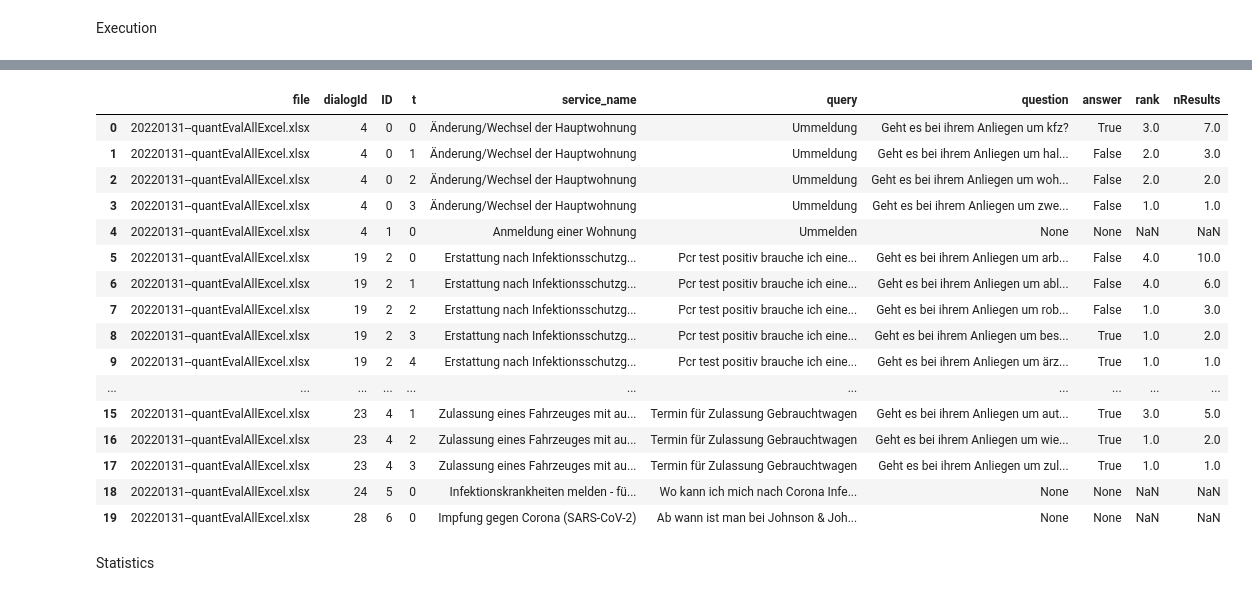
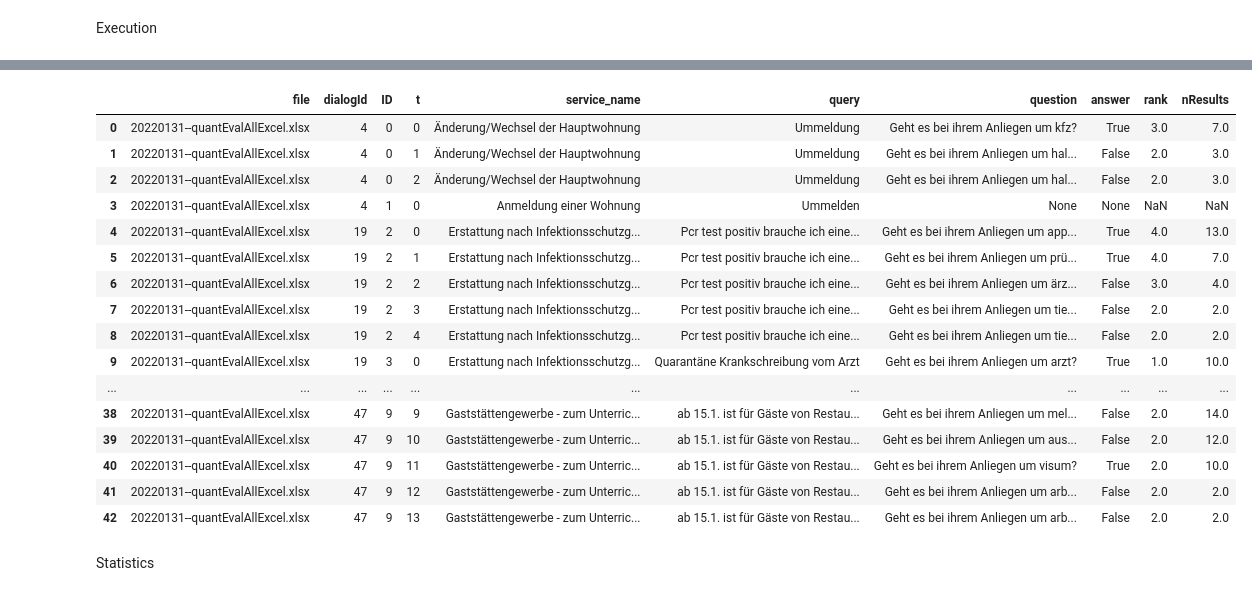
Before and after one commit to moritzwassmer/PJDS_chatbot, a Jupyter notebook: CodingDirectory/Clustering/decision_tree_chatbot.ipynb, the cells around one changed output, grey strips where cells are left out. Drawn from its saved outputs; the diff is of its cells as text; code cells hidden in the pictures.

Commit message:
cleanerer Code, aber Bug vorhanden

```diff
--- a/CodingDirectory/Clustering/decision_tree_chatbot.ipynb
+++ b/CodingDirectory/Clustering/decision_tree_chatbot.ipynb
@@ -108,10 +74,11 @@ def init_vector(df,col_name="ssdsLemma"):
 class DecisionTreeChatbot:
 
 
-    def __init__(self, tree_model = tree.DecisionTreeClassifier(criterion = "entropy", random_state = 1), solr = sh.SolrHandler(5), nlp = spacy.load('de_core_news_lg')):
+    def __init__(self,stopAtN = 3, tree_model = tree.DecisionTreeClassifier(criterion = "entropy", random_state = 1), solr = sh.SolrHandler(5), nlp = spacy.load('de_core_news_lg')):
         self.tree_model = tree_model
         self.solr = solr
         self.nlp = nlp
+        self.stopAtN = stopAtN
 
         self.df = None
         self.node = 0
@@ -123,7 +90,6 @@ class DecisionTreeChatbot:
 
 
     def initQuery(self, query, printTree = True):
-        #self.tree_model = tree.DecisionTreeClassifier(criterion = "entropy", random_state = 1)
 
         self.node = 0
 
@@ -132,18 +98,15 @@ class DecisionTreeChatbot:
 
         self.matrix, self.keywords, self.frequencies = init_vector(self.df, "ssdsLemma")
 
-        #tree_model = tree.DecisionTreeClassifier(criterion = "entropy", random_state = 1) # TODO
         self.tree_model.fit(self.matrix, self.df["id"])
 
         if printTree:
             self.printTree()
 
-        # Handling wenn nur ein ergebnis
-
     def refine(self, answer):
 
-        # Check if finished # TODO Node before vs node after check
-        if len(self.df.index) < 2:
+        # Check if finished
+        if self.checkFinished():
             return False
 
         #refinement
@@ -159,12 +122,12 @@ class DecisionTreeChatbot:
         else:
             self.node = tree.children_left[self.node]
 
-        if len(self.df.index) < 2:
-            return False
+        return checkFinished()
 
-        return True
+    def checkFinished:
+        return len(self.df.index) <= self.stopAtN
 
-    def getBinVector(self, right = True): # gibt an welche services rechts / links sind [0,0,0,1] <- samples
+    def getBinVector(self, right = True): # gibt an welche services (keyword vorhanden) im rechten child sind [0,0,0,1] <- solr result mit index 3 ist in rechter seite von baum
         tree = self.tree_model.tree_
         if right:
             return tree.value[tree.children_right[self.node]][0]
@@ -190,5 +153,5 @@ class DecisionTreeChatbot:
         plt.figure(figsize=(12,12))  # set plot size (denoted in inches)
         #class_names = self.df["d115Name"]
         class_names = self.df["id"]
-        tree.plot_tree(self.tree_model,feature_names = self.keywords, fontsize=10, class_names = class_names) # TODO , class_names = class_names
+        tree.plot_tree(self.tree_model,feature_names = self.keywords, fontsize=10, class_names = class_names)
         plt.show()
@@ -198,7 +163,7 @@ Test init
 #query = "Quarantäne Krankschreibung vom Arzt"
 #service = "329421"
 
-index = 4
+index = 7 # 7
 
 query = str(eval["initialQuestion"][index])
 service = str(eval["documentId"][index])
@@ -206,9 +171,9 @@ service = str(eval["documentId"][index])
 print(query)
 print(service)
 
-solrhandler = sh.SolrHandler(10)
-chatbot = DecisionTreeChatbot(solr = solrhandler)
+solrhandler = sh.SolrHandler(900) # 900
+chatbot = DecisionTreeChatbot(3,solr = solrhandler) # 3
 chatbot.initQuery(query, False)
-chatbot.plotTree()
+#chatbot.plotTree()
 #chatbot.printTree()
 # %% [output]
@@ -297,7 +292,7 @@ def getRank(chatbot, targetService):
         rank = temp.index[temp["id"]==str(targetService)].values[0]
     except IndexError as e:
         return float("NaN")
-    return rank
+    return rank + 1
 
 """def getRank(chatbot, targetService):
     temp = chatbot.df.reset_index()
@@ -350,8 +345,8 @@ class Logger:
 Execution
 # %%
 # Initialisierung Komponenten Chatbot
-solrhandler = sh.SolrHandler(10)
-chatbot = DecisionTreeChatbot(solr = solrhandler) #TODO
+solrhandler = sh.SolrHandler(900)
+chatbot = DecisionTreeChatbot(stopAtN = 3, solr = solrhandler) #TODO
 # %%
 # Experiment durchlaufen und Loggen
 sub_eval = eval.head(10)
@@ -395,25 +405,24 @@ for (ID, row) in sub_eval.iterrows():
 # %%
 log_df = pd.DataFrame(lg.liste, columns=["file","dialogId", "ID","t", "service_name", "query", "question", "answer", "rank", "nResults"])
-log_df["rank"] = log_df["rank"]+1
-log_df.head(20)
+log_df
 # %% [output]
 |  | file | dialogId | ID | t | service_name | query | question | answer | rank | nResults |
 | 0 | 20220131--quantEvalAllExcel.xlsx | 4 | 0 | 0 | Änderung/Wechsel der Hauptwohnung | Ummeldung | Geht es bei ihrem Anliegen um kfz? | True | 3.0 | 7.0 |
 | 1 | 20220131--quantEvalAllExcel.xlsx | 4 | 0 | 1 | Änderung/Wechsel der Hauptwohnung | Ummeldung | Geht es bei ihrem Anliegen um hal... | False | 2.0 | 3.0 |
-| 2 | 20220131--quantEvalAllExcel.xlsx | 4 | 0 | 2 | Änderung/Wechsel der Hauptwohnung | Ummeldung | Geht es bei ihrem Anliegen um woh... | False | 2.0 | 2.0 |
-| 3 | 20220131--quantEvalAllExcel.xlsx | 4 | 0 | 3 | Änderung/Wechsel der Hauptwohnung | Ummeldung | Geht es bei ihrem Anliegen um zwe... | False | 1.0 | 1.0 |
-| 4 | 20220131--quantEvalAllExcel.xlsx | 4 | 1 | 0 | Anmeldung einer Wohnung | Ummelden | None | None | NaN | NaN |
-| 5 | 20220131--quantEvalAllExcel.xlsx | 19 | 2 | 0 | Erstattung nach Infektionsschutzg... | Pcr test positiv brauche ich eine... | Geht es bei ihrem Anliegen um arb... | False | 4.0 | 10.0 |
-| 6 | 20220131--quantEvalAllExcel.xlsx | 19 | 2 | 1 | Erstattung nach Infektionsschutzg... | Pcr test positiv brauche ich eine... | Geht es bei ihrem Anliegen um abl... | False | 4.0 | 6.0 |
-| 7 | 20220131--quantEvalAllExcel.xlsx | 19 | 2 | 2 | Erstattung nach Infektionsschutzg... | Pcr test positiv brauche ich eine... | Geht es bei ihrem Anliegen um rob... | False | 1.0 | 3.0 |
-| 8 | 20220131--quantEvalAllExcel.xlsx | 19 | 2 | 3 | Erstattung nach Infektionsschutzg... | Pcr test positiv brauche ich eine... | Geht es bei ihrem Anliegen um bes... | True | 1.0 | 2.0 |
-| 9 | 20220131--quantEvalAllExcel.xlsx | 19 | 2 | 4 | Erstattung nach Infektionsschutzg... | Pcr test positiv brauche ich eine... | Geht es bei ihrem Anliegen um ärz... | True | 1.0 | 1.0 |
+| 2 | 20220131--quantEvalAllExcel.xlsx | 4 | 0 | 2 | Änderung/Wechsel der Hauptwohnung | Ummeldung | Geht es bei ihrem Anliegen um hal... | False | 2.0 | 3.0 |
+| 3 | 20220131--quantEvalAllExcel.xlsx | 4 | 1 | 0 | Anmeldung einer Wohnung | Ummelden | None | None | NaN | NaN |
+| 4 | 20220131--quantEvalAllExcel.xlsx | 19 | 2 | 0 | Erstattung nach Infektionsschutzg... | Pcr test positiv brauche ich eine... | Geht es bei ihrem Anliegen um app... | True | 4.0 | 13.0 |
+| 5 | 20220131--quantEvalAllExcel.xlsx | 19 | 2 | 1 | Erstattung nach Infektionsschutzg... | Pcr test positiv brauche ich eine... | Geht es bei ihrem Anliegen um prü... | True | 4.0 | 7.0 |
+| 6 | 20220131--quantEvalAllExcel.xlsx | 19 | 2 | 2 | Erstattung nach Infektionsschutzg... | Pcr test positiv brauche ich eine... | Geht es bei ihrem Anliegen um ärz... | False | 3.0 | 4.0 |
+| 7 | 20220131--quantEvalAllExcel.xlsx | 19 | 2 | 3 | Erstattung nach Infektionsschutzg... | Pcr test positiv brauche ich eine... | Geht es bei ihrem Anliegen um tie... | False | 2.0 | 2.0 |
+| 8 | 20220131--quantEvalAllExcel.xlsx | 19 | 2 | 4 | Erstattung nach Infektionsschutzg... | Pcr test positiv brauche ich eine... | Geht es bei ihrem Anliegen um tie... | False | 2.0 | 2.0 |
+| 9 | 20220131--quantEvalAllExcel.xlsx | 19 | 3 | 0 | Erstattung nach Infektionsschutzg... | Quarantäne Krankschreibung vom Arzt | Geht es bei ihrem Anliegen um arzt? | True | 1.0 | 10.0 |
 | ... | ... | ... | ... | ... | ... | ... | ... | ... | ... | ... |
-| 15 | 20220131--quantEvalAllExcel.xlsx | 23 | 4 | 1 | Zulassung eines Fahrzeuges mit au... | Termin für Zulassung Gebrauchtwagen | Geht es bei ihrem Anliegen um aut... | True | 3.0 | 5.0 |
-| 16 | 20220131--quantEvalAllExcel.xlsx | 23 | 4 | 2 | Zulassung eines Fahrzeuges mit au... | Termin für Zulassung Gebrauchtwagen | Geht es bei ihrem Anliegen um wie... | True | 1.0 | 2.0 |
-| 17 | 20220131--quantEvalAllExcel.xlsx | 23 | 4 | 3 | Zulassung eines Fahrzeuges mit au... | Termin für Zulassung Gebrauchtwagen | Geht es bei ihrem Anliegen um zul... | True | 1.0 | 1.0 |
-| 18 | 20220131--quantEvalAllExcel.xlsx | 24 | 5 | 0 | Infektionskrankheiten melden - fü... | Wo kann ich mich nach Corona Infe... | None | None | NaN | NaN |
-| 19 | 20220131--quantEvalAllExcel.xlsx | 28 | 6 | 0 | Impfung gegen Corona (SARS-CoV-2) | Ab wann ist man bei Johnson & Joh... | None | None | NaN | NaN |
+| 38 | 20220131--quantEvalAllExcel.xlsx | 47 | 9 | 9 | Gaststättengewerbe - zum Unterric... | ab 15.1. ist für Gäste von Restau... | Geht es bei ihrem Anliegen um mel... | False | 2.0 | 14.0 |
+| 39 | 20220131--quantEvalAllExcel.xlsx | 47 | 9 | 10 | Gaststättengewerbe - zum Unterric... | ab 15.1. ist für Gäste von Restau... | Geht es bei ihrem Anliegen um aus... | False | 2.0 | 12.0 |
+| 40 | 20220131--quantEvalAllExcel.xlsx | 47 | 9 | 11 | Gaststättengewerbe - zum Unterric... | ab 15.1. ist für Gäste von Restau... | Geht es bei ihrem Anliegen um visum? | True | 2.0 | 10.0 |
+| 41 | 20220131--quantEvalAllExcel.xlsx | 47 | 9 | 12 | Gaststättengewerbe - zum Unterric... | ab 15.1. ist für Gäste von Restau... | Geht es bei ihrem Anliegen um arb... | False | 2.0 | 2.0 |
+| 42 | 20220131--quantEvalAllExcel.xlsx | 47 | 9 | 13 | Gaststättengewerbe - zum Unterric... | ab 15.1. ist für Gäste von Restau... | Geht es bei ihrem Anliegen um arb... | False | 2.0 | 2.0 |
 # %% [markdown]
 Statistics
 # %%
```
Also changed, not shown: parts of 22 cells of this notebook.
